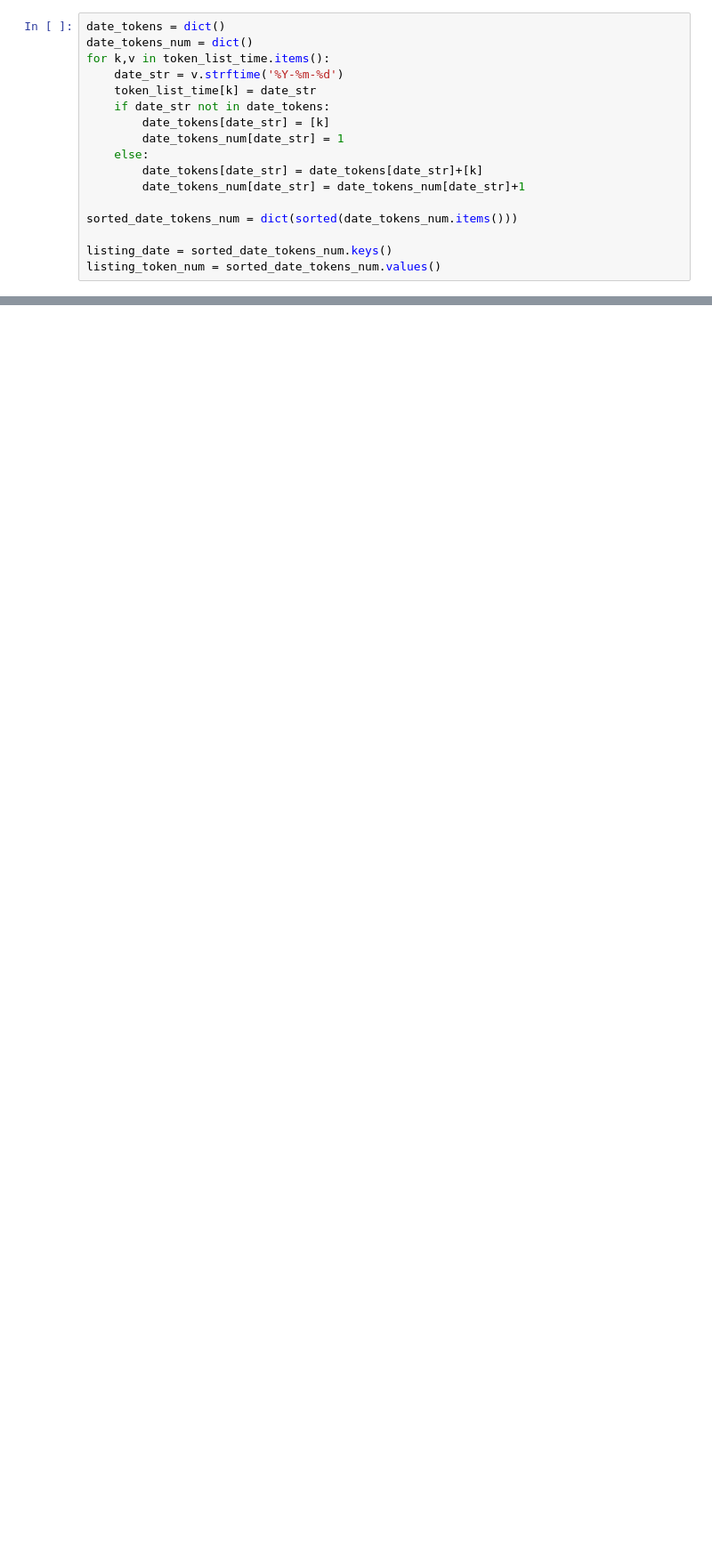
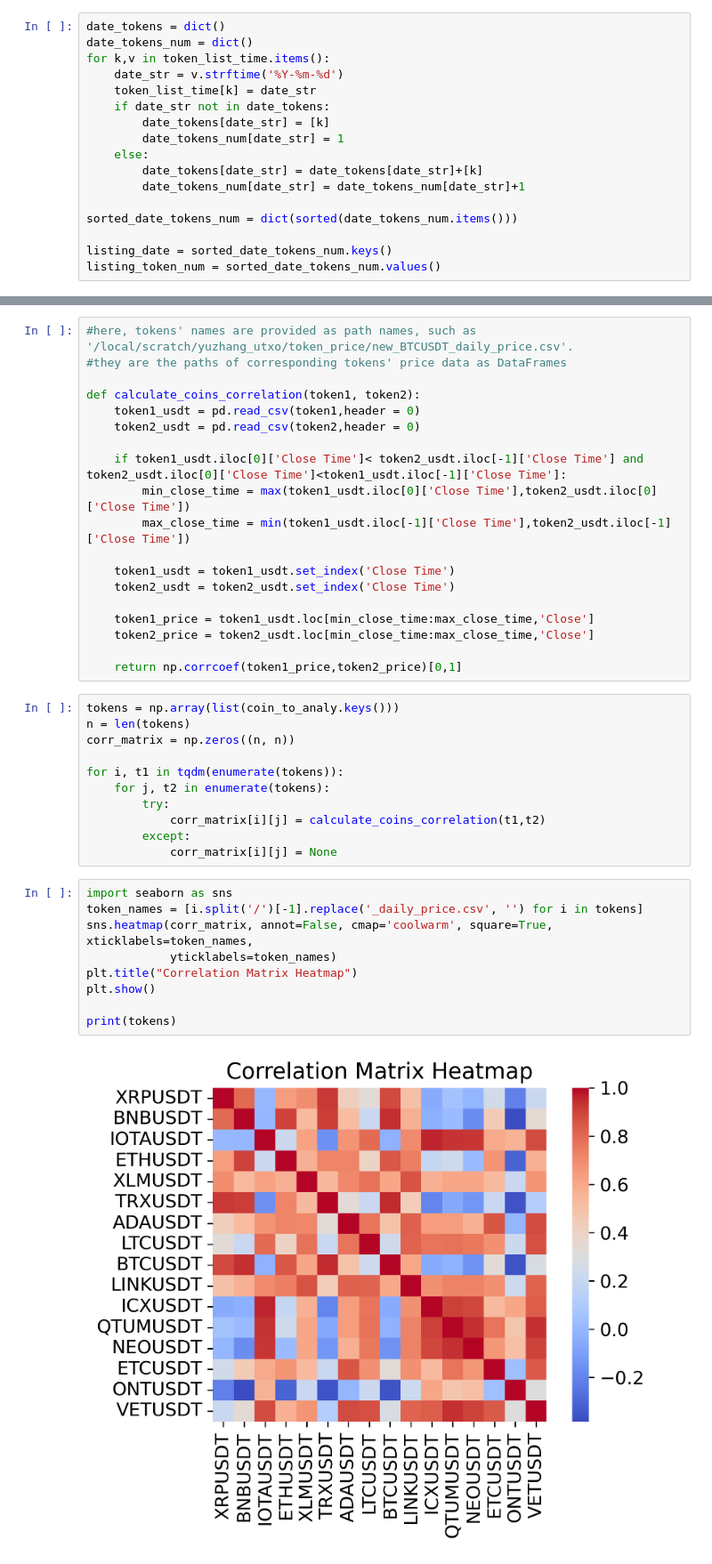
Before and after one commit to ZUZHYU/CTA-Strategy, a Jupyter notebook: All_coins_listing_statistics.ipynb, the cells around one changed output, grey strips where cells are left out. Shown at 89% size. Saved outputs shown, nothing was run; the diff lists cells and outputs as text; blank space fills up the shorter version.

```diff
--- a/All_coins_listing_statistics.ipynb
+++ b/All_coins_listing_statistics.ipynb
@@ -110,0 +140,41 @@ plt.show()
+# %%
+#here, tokens' names are provided as path names, such as '/local/scratch/yuzhang_utxo/token_price/new_BTCUSDT_daily_price.csv'.
+#they are the paths of corresponding tokens' price data as DataFrames
+
+def calculate_coins_correlation(token1, token2):
+    token1_usdt = pd.read_csv(token1,header = 0)
+    token2_usdt = pd.read_csv(token2,header = 0)
+
+    if token1_usdt.iloc[0]['Close Time']< token2_usdt.iloc[-1]['Close Time'] and token2_usdt.iloc[0]['Close Time']<token1_usdt.iloc[-1]['Close Time']:
+        min_close_time = max(token1_usdt.iloc[0]['Close Time'],token2_usdt.iloc[0]['Close Time'])
+        max_close_time = min(token1_usdt.iloc[-1]['Close Time'],token2_usdt.iloc[-1]['Close Time'])
+
+    token1_usdt = token1_usdt.set_index('Close Time')
+    token2_usdt = token2_usdt.set_index('Close Time')
+
+    token1_price = token1_usdt.loc[min_close_time:max_close_time,'Close']
+    token2_price = token2_usdt.loc[min_close_time:max_close_time,'Close']
+
+    return np.corrcoef(token1_price,token2_price)[0,1]
+# %%
+tokens = np.array(list(coin_to_analy.keys()))
+n = len(tokens)
+corr_matrix = np.zeros((n, n))
+
+for i, t1 in tqdm(enumerate(tokens)):
+    for j, t2 in enumerate(tokens):
+        try:
+            corr_matrix[i][j] = calculate_coins_correlation(t1,t2)
+        except:
+            corr_matrix[i][j] = None
+# %%
+import seaborn as sns
+token_names = [i.split('/')[-1].replace('_daily_price.csv', '') for i in tokens]
+sns.heatmap(corr_matrix, annot=False, cmap='coolwarm', square=True, xticklabels=token_names,
+            yticklabels=token_names)
+plt.title("Correlation Matrix Heatmap")
+plt.show()
+
+print(tokens)
+# %% [output]
+[figure, added]
```
Also changed, not shown: parts of 9 cells of this notebook.
